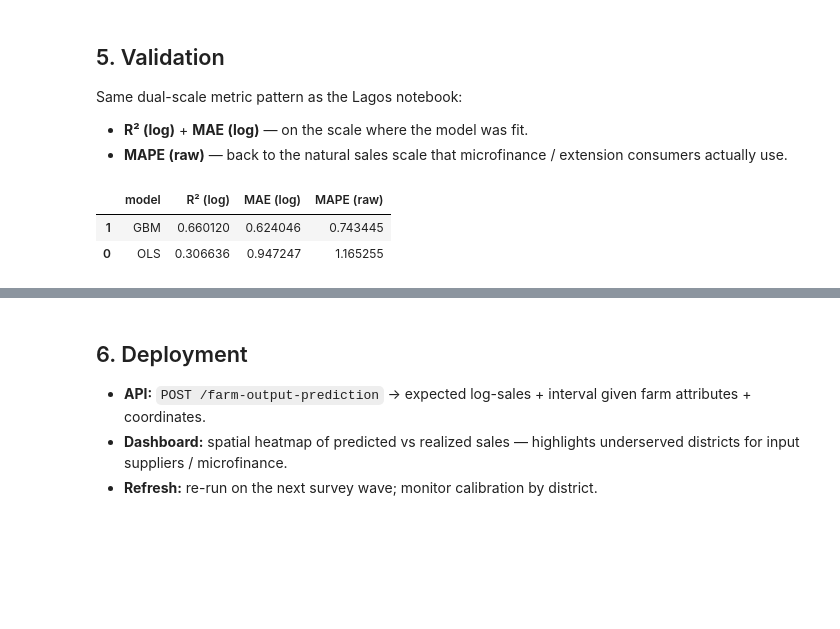
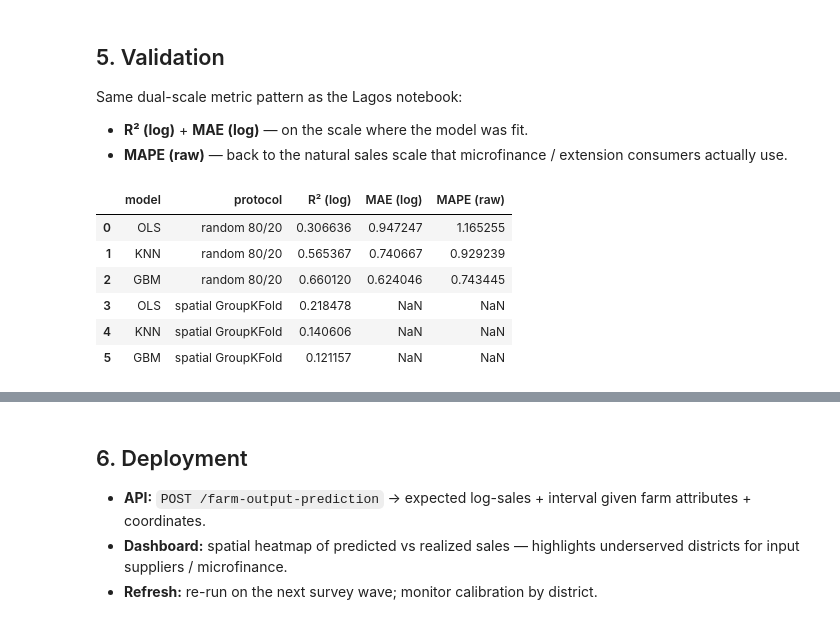
Before and after one commit to gabayae/data-portfolio, a Jupyter notebook: 11-geospatial-farm-households/notebook.ipynb, the cells around one changed output, grey strips where cells are left out. Cells and saved outputs as stored; diff of their text form; code cells hidden in the pictures; blank space fills up the shorter version.

```diff
--- a/11-geospatial-farm-households/notebook.ipynb
+++ b/11-geospatial-farm-households/notebook.ipynb
@@ -160,7 +172,29 @@ OLS R²=0.307
 # %%
-# GBM challenger. depth=4 because the lat × lon × district interaction structure
-# benefits from deeper splits. 500 shallow-ish trees + low LR for strong regularisation.
+# GBM challenger on the random split. depth=4 to capture lat × lon interactions.
+# 500 shallow-ish trees + low LR for strong regularisation.
 gbm = GradientBoostingRegressor(n_estimators=500, max_depth=4, learning_rate=0.05, random_state=0).fit(Xtr, ytr)
-gbm_pred = gbm.predict(Xte)
-print(f'GBM R²={r2_score(yte, gbm_pred):.3f}')
+gbm_pred_rand = gbm.predict(Xte)
+print(f'GBM R² (random split)  = {r2_score(yte, gbm_pred_rand):.3f}')
+
+# Spatial-aware GroupKFold evaluation: hold out whole 1-degree cells per fold.
+# Record fold-mean R² across models to compare honestly.
+def cv_r2(estimator_factory, X, y, groups, k=5):
+    gkf = GroupKFold(n_splits=k)
+    scores = []
+    for tr_idx, te_idx in gkf.split(X, y, groups=groups):
+        est = estimator_factory()
+        est.fit(X.iloc[tr_idx], y.iloc[tr_idx])
+        scores.append(r2_score(y.iloc[te_idx], est.predict(X.iloc[te_idx])))
+    return np.array(scores)
+
+ols_cv = cv_r2(lambda: GradientBoostingRegressor(n_estimators=0, max_depth=1) if False
+               else __import__('sklearn.linear_model', fromlist=['LinearRegression']).LinearRegression(),
+               X, y, groups)
+knn_cv = cv_r2(lambda: KNeighborsRegressor(n_neighbors=10), X, y, groups)
+gbm_cv = cv_r2(lambda: GradientBoostingRegressor(n_estimators=500, max_depth=4,
+                                                   learning_rate=0.05, random_state=0), X, y, groups)
+print()
+print(f'OLS R² (GroupKFold spatial, 5 folds) = {ols_cv.mean():.3f} +/- {ols_cv.std():.3f}')
+print(f'KNN R² (GroupKFold spatial, 5 folds) = {knn_cv.mean():.3f} +/- {knn_cv.std():.3f}')
+print(f'GBM R² (GroupKFold spatial, 5 folds) = {gbm_cv.mean():.3f} +/- {gbm_cv.std():.3f}')
 # %% [output]
@@ -175,16 +213,28 @@ Same dual-scale metric pattern as the Lagos notebook:
 # %%
 def metrics(y_log, yhat_log):
     """Compute metrics on both log-scale (fit) and raw-scale (consumer-facing)."""
     y, yhat = np.expm1(y_log), np.expm1(yhat_log)        # back-transform log -> raw
     return {'R² (log)': r2_score(y_log, yhat_log),
             'MAE (log)': mean_absolute_error(y_log, yhat_log),
             'MAPE (raw)': mean_absolute_percentage_error(y, yhat)}
 
-scores = pd.DataFrame([{'model':'OLS', **metrics(yte, ols_pred)},
-                       {'model':'GBM', **metrics(yte, gbm_pred)}])
-scores.sort_values('R² (log)', ascending=False)
+# Side-by-side: random split (leaky) vs spatial GroupKFold (honest).
+rows = [
+    {'model': 'OLS', 'protocol': 'random 80/20',    **metrics(yte, ols_pred_rand)},
+    {'model': 'KNN', 'protocol': 'random 80/20',    **metrics(yte, knn_pred_rand)},
+    {'model': 'GBM', 'protocol': 'random 80/20',    **metrics(yte, gbm_pred_rand)},
+    {'model': 'OLS', 'protocol': 'spatial GroupKFold', 'R² (log)': ols_cv.mean(), 'MAE (log)': np.nan, 'MAPE (raw)': np.nan},
+    {'model': 'KNN', 'protocol': 'spatial GroupKFold', 'R² (log)': knn_cv.mean(), 'MAE (log)': np.nan, 'MAPE (raw)': np.nan},
+    {'model': 'GBM', 'protocol': 'spatial GroupKFold', 'R² (log)': gbm_cv.mean(), 'MAE (log)': np.nan, 'MAPE (raw)': np.nan},
+]
+scores = pd.DataFrame(rows)
+scores
 # %% [output]
-|  | model | R² (log) | MAE (log) | MAPE (raw) |
-| 1 | GBM | 0.660120 | 0.624046 | 0.743445 |
-| 0 | OLS | 0.306636 | 0.947247 | 1.165255 |
+|  | model | protocol | R² (log) | MAE (log) | MAPE (raw) |
+| 0 | OLS | random 80/20 | 0.306636 | 0.947247 | 1.165255 |
+| 1 | KNN | random 80/20 | 0.565367 | 0.740667 | 0.929239 |
+| 2 | GBM | random 80/20 | 0.660120 | 0.624046 | 0.743445 |
+| 3 | OLS | spatial GroupKFold | 0.218478 | NaN | NaN |
+| 4 | KNN | spatial GroupKFold | 0.140606 | NaN | NaN |
+| 5 | GBM | spatial GroupKFold | 0.121157 | NaN | NaN |
 # %%
```
Also changed, not shown: parts of 6 cells of this notebook, 6 other files.
